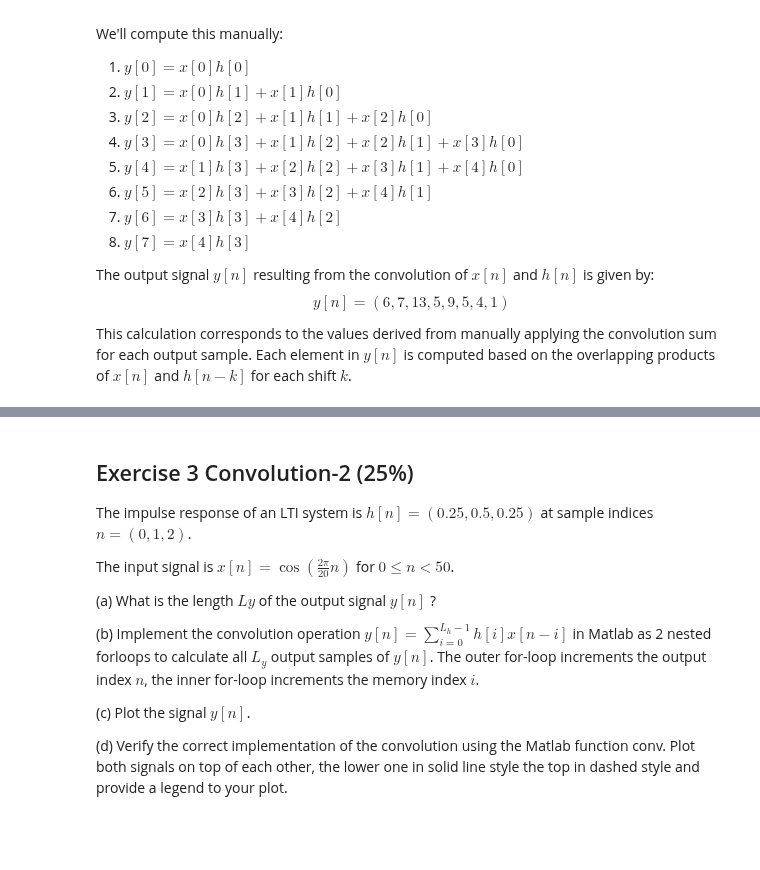
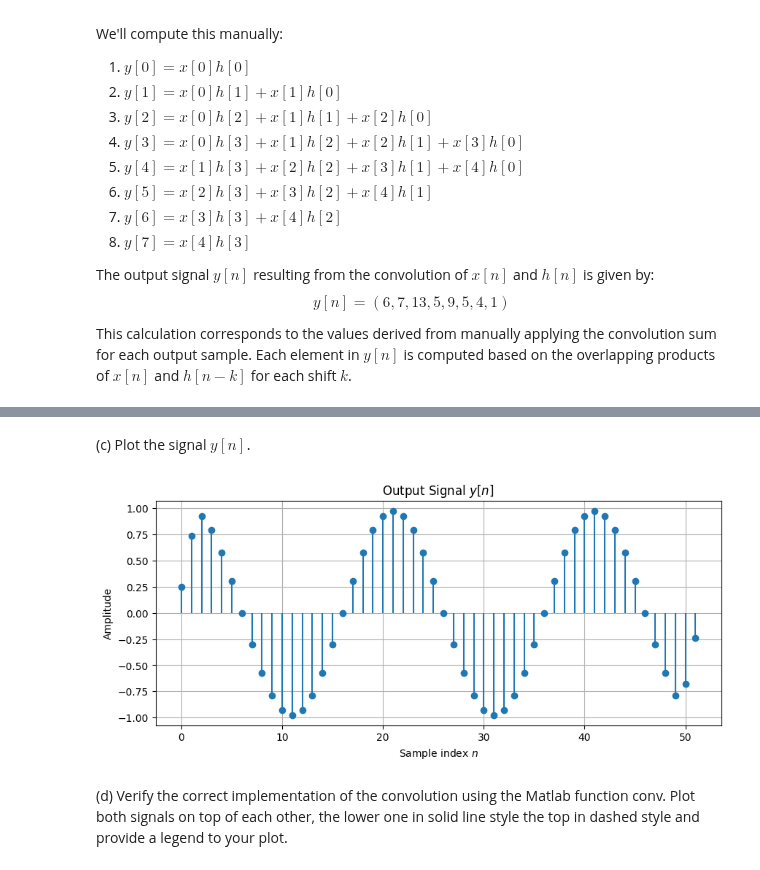
Before and after one commit to wolfram-laube/dsp-ue_grp-22, a Jupyter notebook: Assignment_2/DSP_Assignment_2.ipynb, the cells around one changed output, grey strips where cells are left out. Cells and saved outputs as stored; diff of their text form; code cells hidden in the pictures; blank space fills up the shorter version.

```diff
--- a/Assignment_2/DSP_Assignment_2.ipynb
+++ b/Assignment_2/DSP_Assignment_2.ipynb
@@ -100,0 +111,19 @@ This calculation corresponds to the values derived from manually applying the co
+# %%
+import numpy as np
+
+# Define the impulse response and input signal
+h = np.array([0.25, 0.5, 0.25])
+x = np.cos(2 * np.pi / 20 * np.arange(50))  # Generate the input signal
+
+# Initialize the output signal array
+Ly = len(x) + len(h) - 1
+y = np.zeros(Ly)
+
+# Perform convolution using nested for-loops
+for n in range(Ly):
+    for i in range(len(h)):
+        if (n - i >= 0) and (n - i < len(x)):
+            y[n] += h[i] * x[n - i]
+
+# Print the output signal
+print("Output Signal y[n]:", y)
@@ -101,14 +144,18 @@ This calculation corresponds to the values derived from manually applying the co
+# %% [markdown]
+(c) Plot the signal $y[n]$.
+# %%
+import matplotlib.pyplot as plt
+
+# Plot the output signal
+plt.figure(figsize=(10, 4))
+plt.stem(np.arange(Ly), y, basefmt=" ", use_line_collection=True)
+plt.title('Output Signal $y[n]$')
+plt.xlabel('Sample index $n$')
+plt.ylabel('Amplitude')
+plt.grid(True)
+plt.savefig('fig/ex3_plot.png')
+plt.show()
+# %% [output]
+[figure, added]
 # %% [markdown]
-## Exercise 3 Convolution-2 (25\%)
-
-The impulse response of an LTI system is $h[n]=(0.25,0.5,0.25)$ at sample indices $n=(0,1,2)$.
-
-The input signal is $x[n]=\cos \left(\frac{2 \pi}{20} n\right)$ for $0 \leq n<50$.
-
-(a) What is the length $L y$ of the output signal $y[n]$ ?
-
-(b) Implement the convolution operation $y[n]=\sum_{i=0}^{L_{h}-1} h[i] x[n-i]$ in Matlab as 2 nested forloops to calculate all $L_{y}$ output samples of $y[n]$. The outer for-loop increments the output index $n$, the inner for-loop increments the memory index $i$.
-
-(c) Plot the signal $y[n]$.
-
 (d) Verify the correct implementation of the convolution using the Matlab function conv. Plot both signals on top of each other, the lower one in solid line style the top in dashed style and provide a legend to your plot.
```
Also changed, not shown: parts of 11 cells of this notebook, 16 other files.
